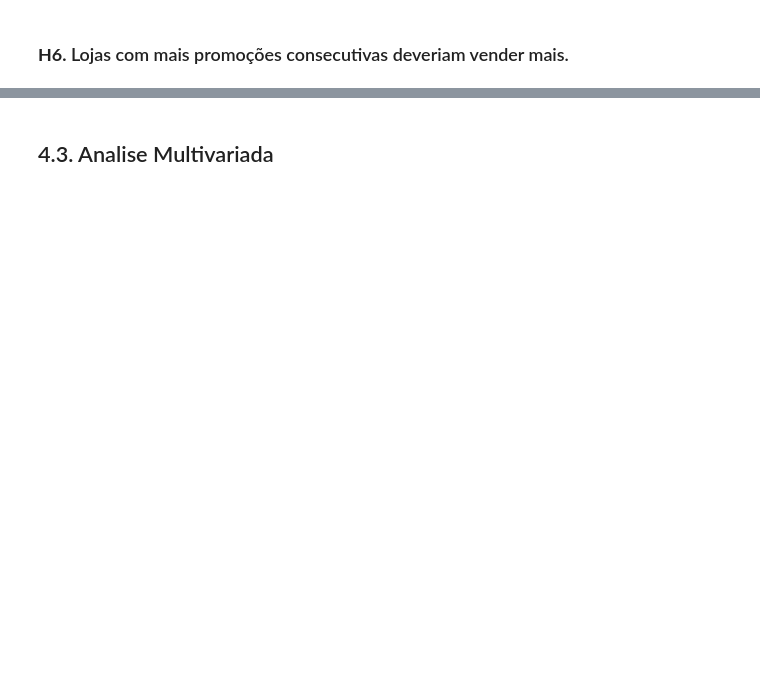
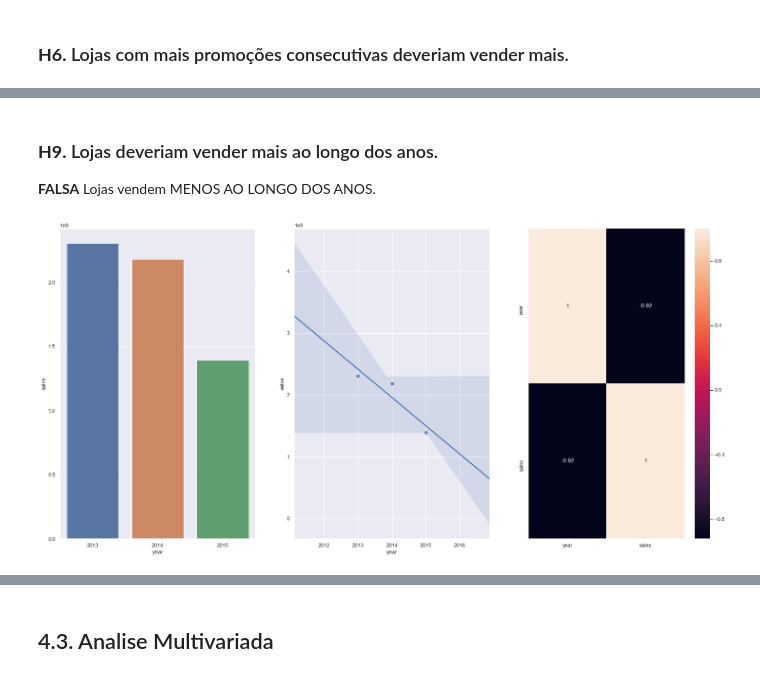
Before and after one commit to hrsJesus/DataScienceEmProducao, a Jupyter notebook: m04_v01_store_sales_prediction.ipynb, the cells around one changed output, grey strips where cells are left out. Drawn from its saved outputs; the diff is of its cells as text; code cells hidden in the pictures; blank space fills up the shorter version.

```diff
--- a/m04_v01_store_sales_prediction.ipynb
+++ b/m04_v01_store_sales_prediction.ipynb
@@ -531,0 +527,18 @@ df4.head()
+# %% [markdown]
+### **H9.** Lojas deveriam vender mais ao longo dos anos.
+**FALSA** Lojas vendem MENOS AO LONGO DOS ANOS.
+# %%
+aux1 = df4[['year', 'sales']].groupby( 'year' ).sum().reset_index()
+
+plt.subplot( 1, 3, 1 )
+sns.barplot( x='year', y='sales', data=aux1 );
+
+plt.subplot( 1, 3, 2 )
+sns.regplot( x='year', y='sales', data=aux1 );
+
+plt.subplot( 1, 3, 3 )
+x = sns.heatmap( aux1.corr( method='pearson' ), annot=True );
+bottom, top = x.get_ylim()
+x.set_ylim( bottom+0.5, top-0.5 );
+# %% [output]
+[figure, added]
```
Also changed, not shown: parts of 18 cells of this notebook.
